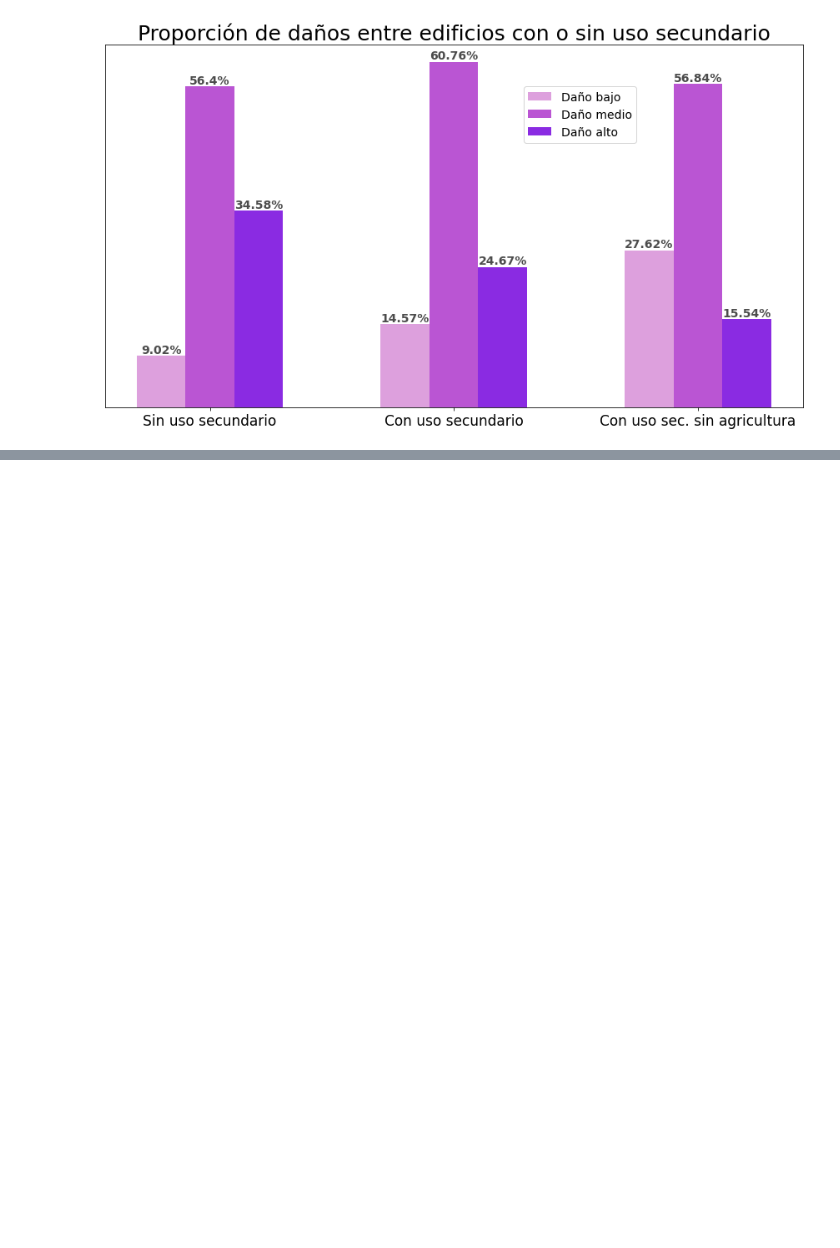
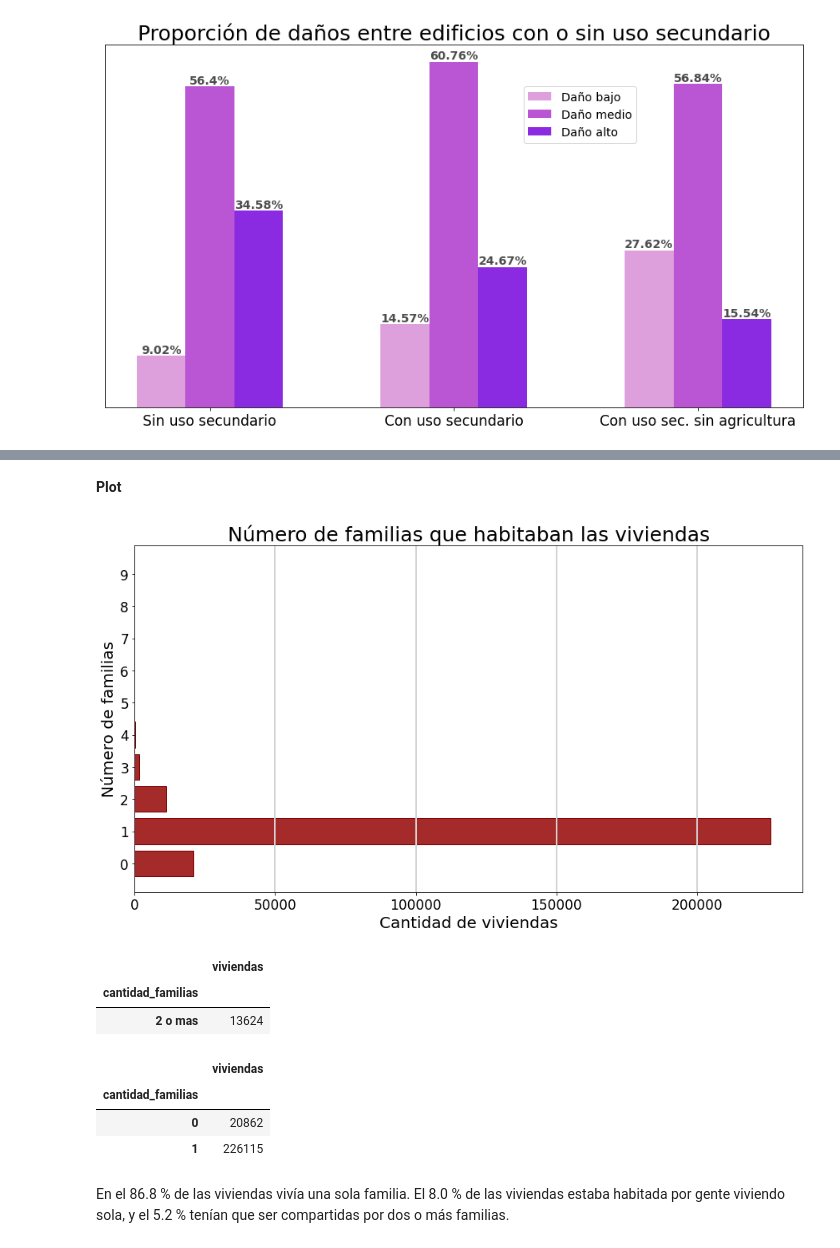
Before and after one commit to ffelfis/OrgaDatosTPs, a Jupyter notebook: TP1/TP1_EDA.ipynb, the cells around one changed output, grey strips where cells are left out. Drawn from its saved outputs; the diff is of its cells as text; code cells hidden in the pictures; blank space fills up the shorter version.

Commit message:
Se agrega el análisis para cantidad de familias por edificación

```diff
--- a/TP1/TP1_EDA.ipynb
+++ b/TP1/TP1_EDA.ipynb
@@ -3187,3 +3187,6 @@ ax.bar_label(bar3, labels=np.round(df_prop_no_agri['Alto'], 2).astype('str')+'%'
 plt.show()
 # %% [output]
 [figure]
+# %%
+values = pd.read_csv(dir_values)
+labels = pd.read_csv(dir_labels)
@@ -3189,0 +3197,6 @@ plt.show()
+# %%
+familias = values.loc[:, ['building_id', 'count_families']].rename(columns = {'count_families' : 'cantidad_familias'})
+familias_cantidad = familias.groupby('cantidad_familias').count()\
+      .rename(columns = {'building_id' : 'cantidad_viviendas'})
+
+familias_cantidad
@@ -3189,0 +3216,48 @@ plt.show()
+# %% [markdown]
+**Plot**
+# %%
+fig, ax = plt.subplots(figsize = (15,8))
+
+x = np.arange(len(familias_cantidad))
+width = 0.8
+
+plot = ax.barh(x, familias_cantidad['cantidad_viviendas'], width, color = 'brown', edgecolor = 'maroon')
+
+ax.set_title('Número de familias que habitaban las viviendas', fontsize = 25)
+ax.set_xlabel('Cantidad de viviendas', fontsize = 20)
+ax.set_ylabel('Número de familias', fontsize = 20)
+ax.set_yticks(x)
+ax.set_yticklabels(familias_cantidad.index)
+
+plt.xticks(fontsize = 17)
+plt.yticks(fontsize = 17)
+
+plt.grid(axis = 'x', linewidth = 2, color = 'lightgray')
+
+'''plt.bar_label(plot, labels = familias_cantidad['cantidad_viviendas'], padding = 1, \
+             label_type = 'edge', color = 'black', fontsize = 14, \
+             fontweight = 'bold', rotation = 0, alpha = 0.7)'''
+
+plt.show()
+# %% [output]
+[figure, added]
+# %%
+# viviendas con dos o más familias viviendo allí
+familias2Mas = familias.loc[familias['cantidad_familias'] > 1, :].copy()
+familias2Mas['cantidad_familias'] = '2 o mas'
+familias2Mas.groupby('cantidad_familias').count().rename(columns = {'building_id' : 'viviendas'})
+# %% [output]
+|  | viviendas |
+| cantidad_familias |  |
+| 2 o mas | 13624 |
+# %%
+# viviendas con 0 o 1 familia viviendo allí
+familias01 = familias.loc[familias['cantidad_familias'] <= 1, :]
+familias01.groupby('cantidad_familias').count().rename(columns = {'building_id' : 'viviendas'})
+# %% [output]
+|  | viviendas |
+| cantidad_familias |  |
+| 0 | 20862 |
+| 1 | 226115 |
+# %% [markdown]
+En el 86.8 % de las viviendas vivía una sola familia. El 8.0 % de las viviendas estaba habitada por gente viviendo sola, y el 5.2 % tenían que ser compartidas por dos o más familias.
```
Also changed, not shown: parts of 3 cells of this notebook.
